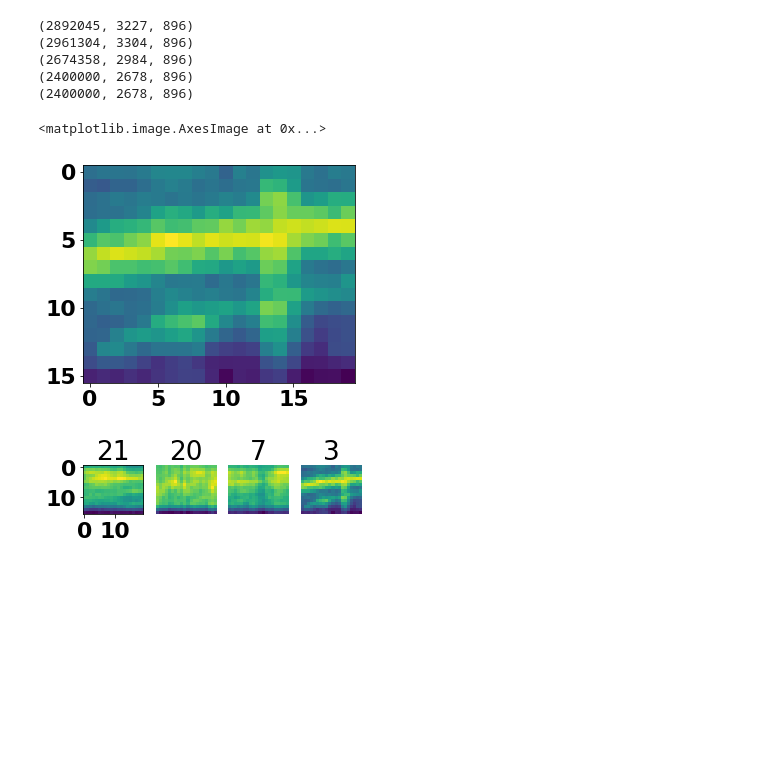
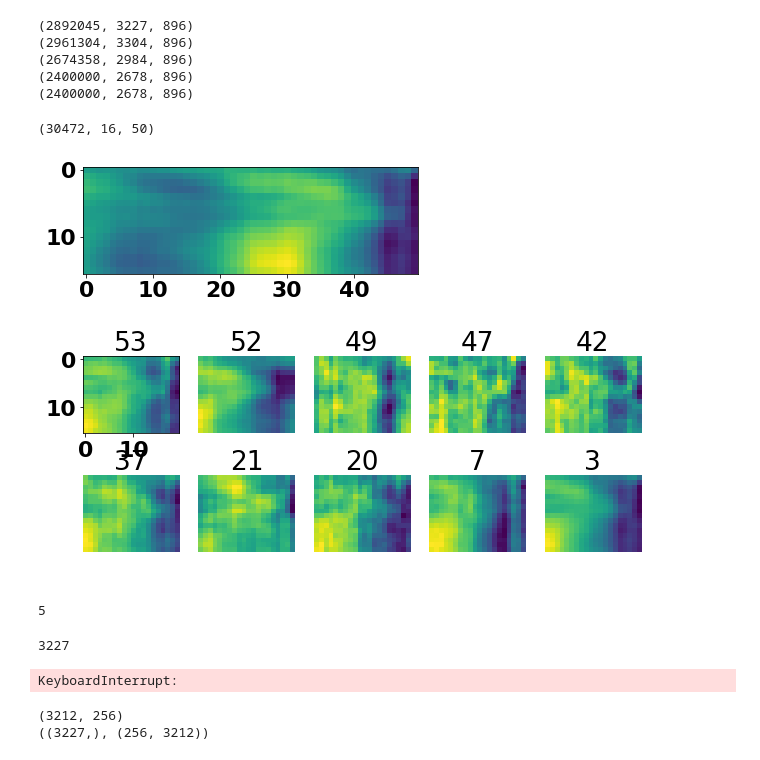
Before and after one commit to TimCSheehan/try_STRF, a Jupyter notebook: try_STA_slim.ipynb, the cells around one changed output. Cells and saved outputs as stored; diff of their text form; code cells hidden in the pictures; blank space fills up the shorter version.

```diff
--- a/try_STA_slim.ipynb
+++ b/try_STA_slim.ipynb
@@ -96,18 +96,26 @@ spk_times = my_spikes['time_samples'].values
 (2400000, 2678, 896)
 (2400000, 2678, 896)
 # %%
-
+import get_STA
+reload(get_STA)
 song_names = list(set(trials['stimulus']))
 song_mask, song_ramp = get_STA.get_song_mask(trials,ratio/2)
 
 
-STA,f = get_STA.get_sta(spk_times,songs,song_mask,song_ramp,20)
+STA,f = get_STA.get_sta(spk_times,songs,song_mask,song_ramp,50)
 mSTA = np.mean(STA,0)
 plt.imshow(mSTA)
+print(np.shape(STA))
+#STA[1]
+#ind = 1000
+#print(np.shape(STA[ind]),STA[ind])
+# STA
 # %% [output]
-<matplotlib.image.AxesImage at 0x...>
+(30472, 16, 50)
-[figure, old version]
+[figure, new version]
 # %%
+import get_STA
+reload(get_STA)
 get_STA.visualize_some_stas(neurons,spikes,songs,song_mask,song_ramp,20)
 # %% [output]
-[figure, old version]
+[figure, new version]
@@ -115,0 +122,21 @@ get_STA.visualize_some_stas(neurons,spikes,songs,song_mask,song_ramp,20)
+# %%
+np.abs(-5)
+# %% [output]
+5
+# %%
+song_use = 0
+PSTH = get_STA.get_PSTH(spk_times,song_use,song_mask,song_ramp)
+
+tmp = np.unique(song_ramp[song_mask==song_use+1])
+np.max(tmp)
+# %% [output]
+3227
+KeyboardInterrupt:
+# %%
+window = 16
+quick_spect = get_STA.flat_reduced_spectrogram(songs[song_use],window)
+print(np.shape(PSTH),np.shape(quick_spect))
+quick_spectT = np.transpose(quick_spect)
+# %% [output]
+(3212, 256)
+((3227,), (256, 3212))
```
Also changed, not shown: parts of 6 cells of this notebook, 2 other files.
